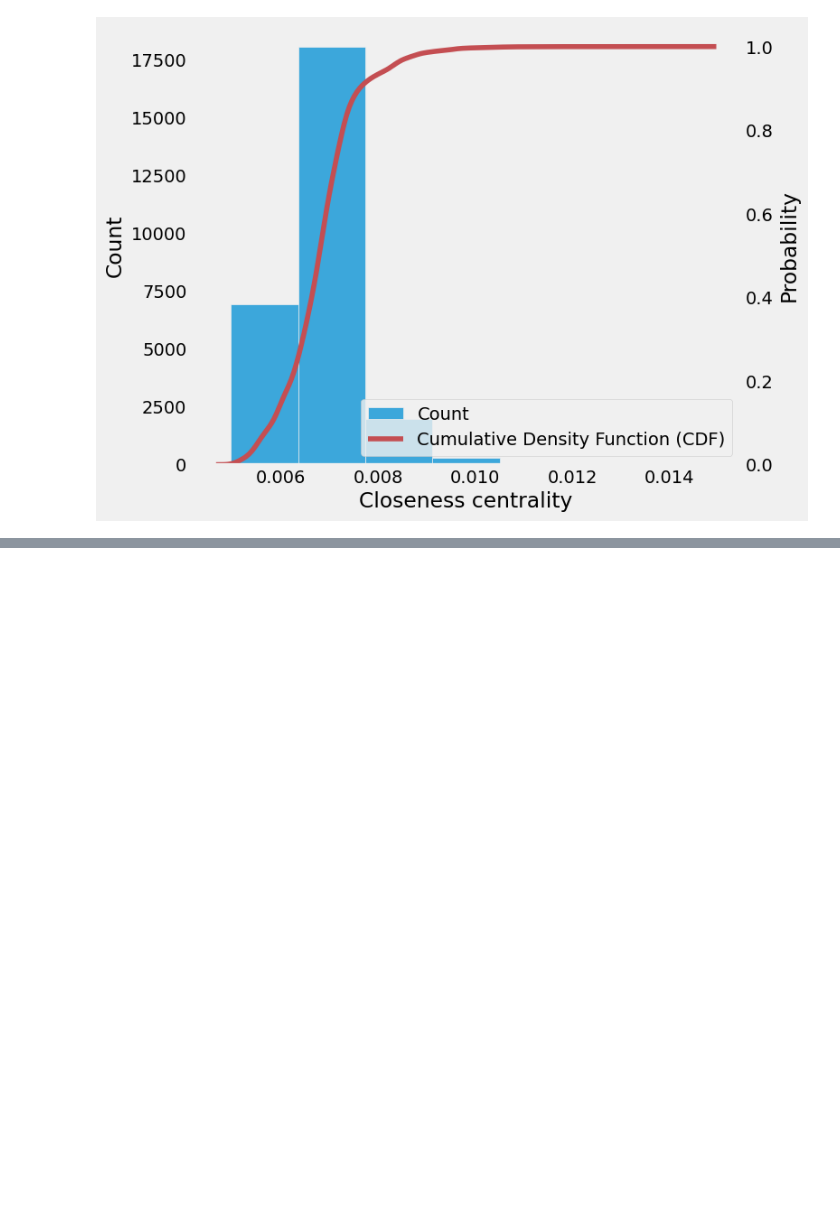
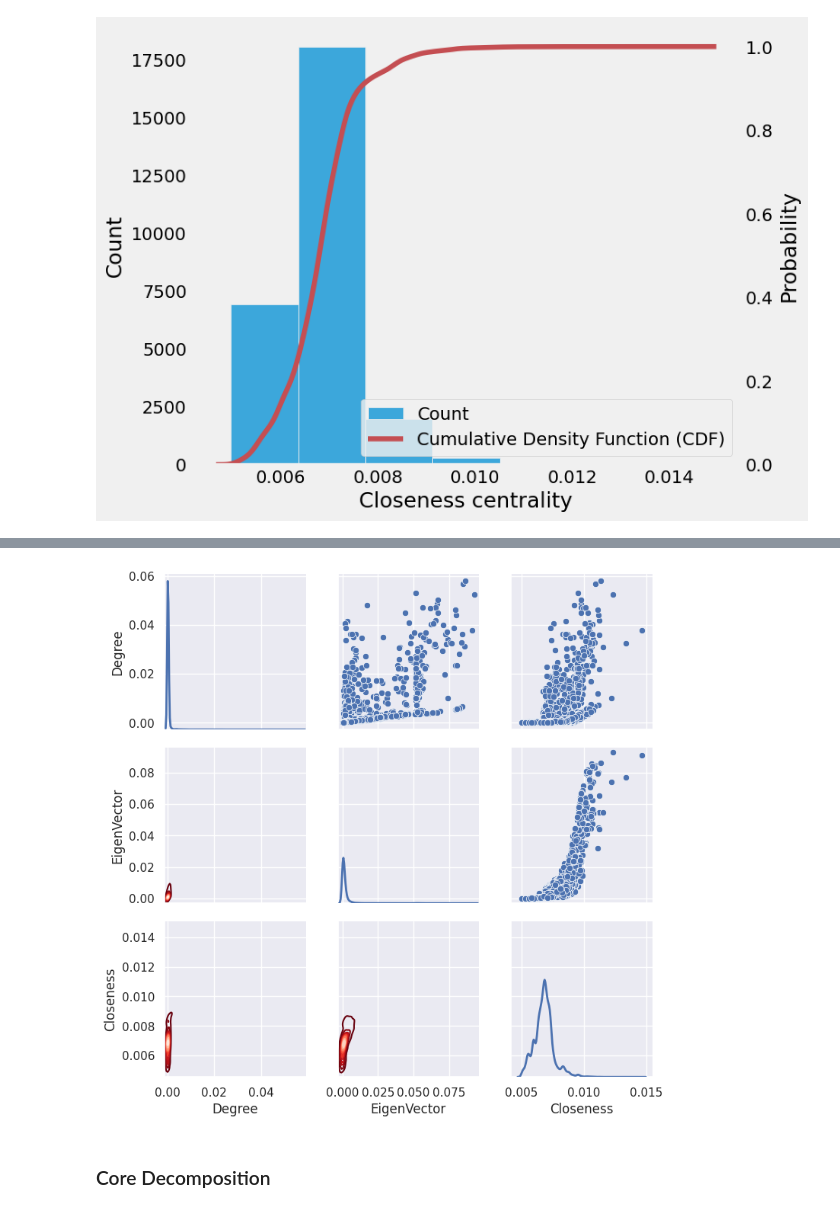
Before and after one commit to marianabritoazevedo/data-structure-ii, a Jupyter notebook: network_with_wikipedia/notebooks/Wikipedia.ipynb, the cells around one changed output, grey strips where cells are left out. Saved outputs shown, nothing was run; the diff lists cells and outputs as text; code cells hidden in the pictures; blank space fills up the shorter version.

```diff
--- a/network_with_wikipedia/notebooks/Wikipedia.ipynb
+++ b/network_with_wikipedia/notebooks/Wikipedia.ipynb
@@ -598,0 +624,11 @@ plt.show()
+# %%
+# without betweenness
+dc = pd.Series(nx.degree_centrality(gsub))
+ec = pd.Series(nx.eigenvector_centrality(gsub))
+cc = pd.Series(nx.closeness_centrality(gsub))
+
+df = pd.DataFrame.from_dict({"Degree": dc,
+                            "EigenVector": ec,
+                            "Closeness": cc})
+df.reset_index(inplace=True,drop=True)
+df.head()
@@ -598,0 +642,12 @@ plt.show()
+# %%
+fig = sns.PairGrid(df)
+fig.map_upper(sns.scatterplot)
+fig.map_lower(sns.kdeplot, cmap="Reds_r")
+fig.map_diag(sns.kdeplot, lw=2, legend=False)
+
+plt.savefig('all.png', transparent=True,dpi=800,bbox_inches="tight")
+plt.show()
+# %% [output]
+[figure, added]
+# %% [markdown]
+### Core Decomposition
```
Also changed, not shown: parts of 17 cells of this notebook, 19 other files.
